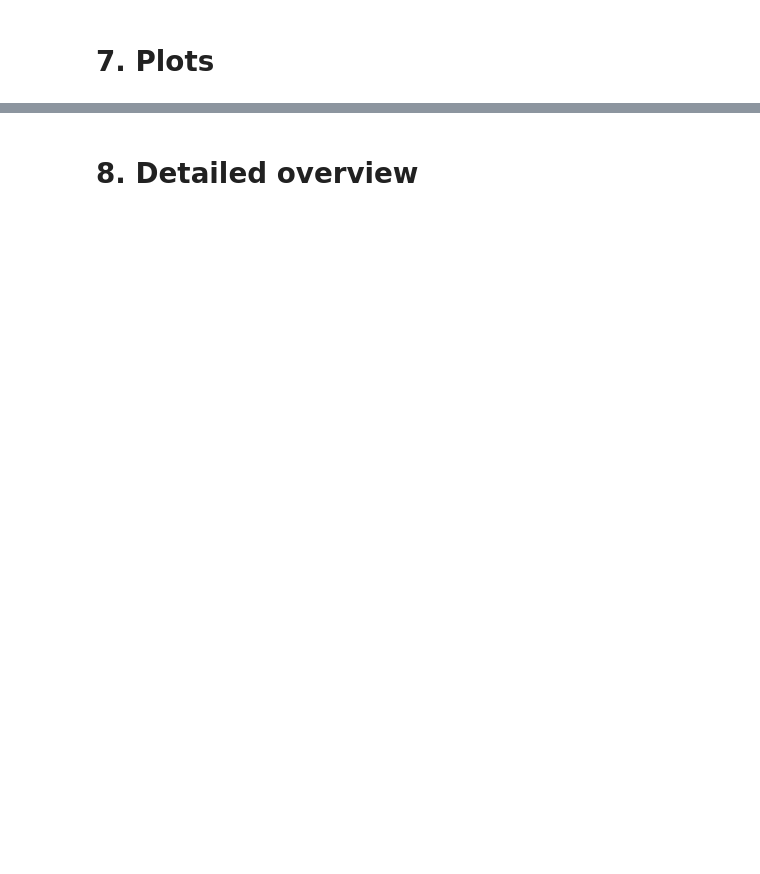
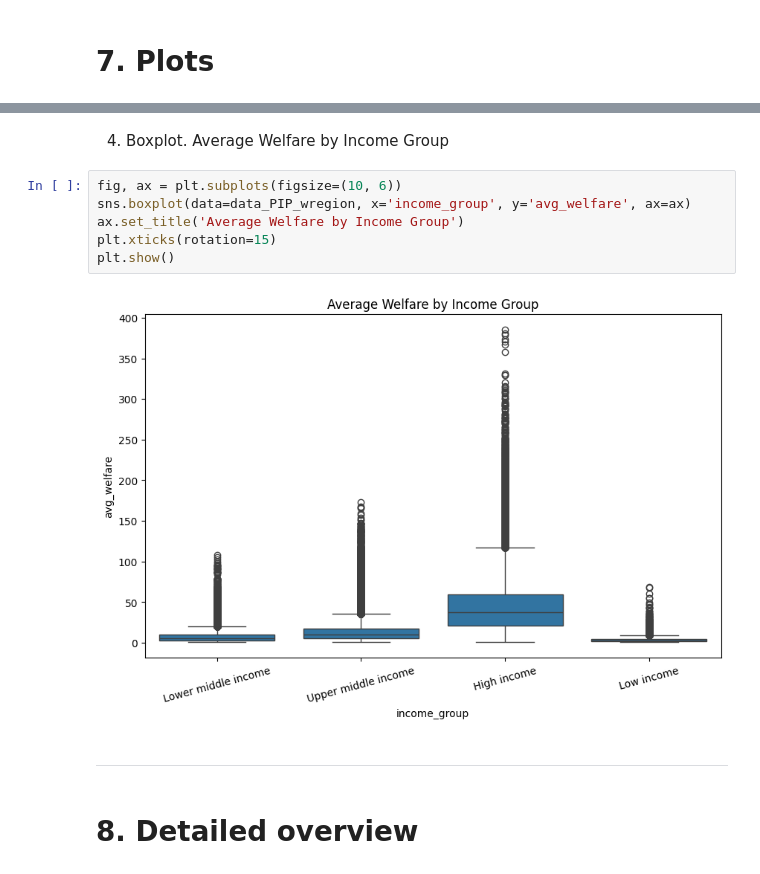
Before and after one commit to Nerneri/World_bank_PIP_analysis, a Jupyter notebook: Poverty_And_Inequality_Platform_(PIP).ipynb, the cells around one changed output, grey strips where cells are left out. Drawn from its saved outputs; the diff is of its cells as text; blank space fills up the shorter version.

```diff
--- a/Poverty_And_Inequality_Platform_(PIP).ipynb
+++ b/Poverty_And_Inequality_Platform_(PIP).ipynb
@@ -421,2 +459,16 @@ categorical_welfare.head()
+# %% [markdown]
+4. Boxplot. Average Welfare by Income Group
+# %%
+fig, ax = plt.subplots(figsize=(10, 6))
+sns.boxplot(data=data_PIP_wregion, x='income_group', y='avg_welfare', ax=ax)
+ax.set_title('Average Welfare by Income Group')
+plt.xticks(rotation=15)
+plt.show()
+# %% [output]
+[figure, added]
+# %% [markdown]
+
+
+---
 # %% [markdown]
 # **8. Detailed overview**
```
Also changed, not shown: parts of 21 cells of this notebook.
